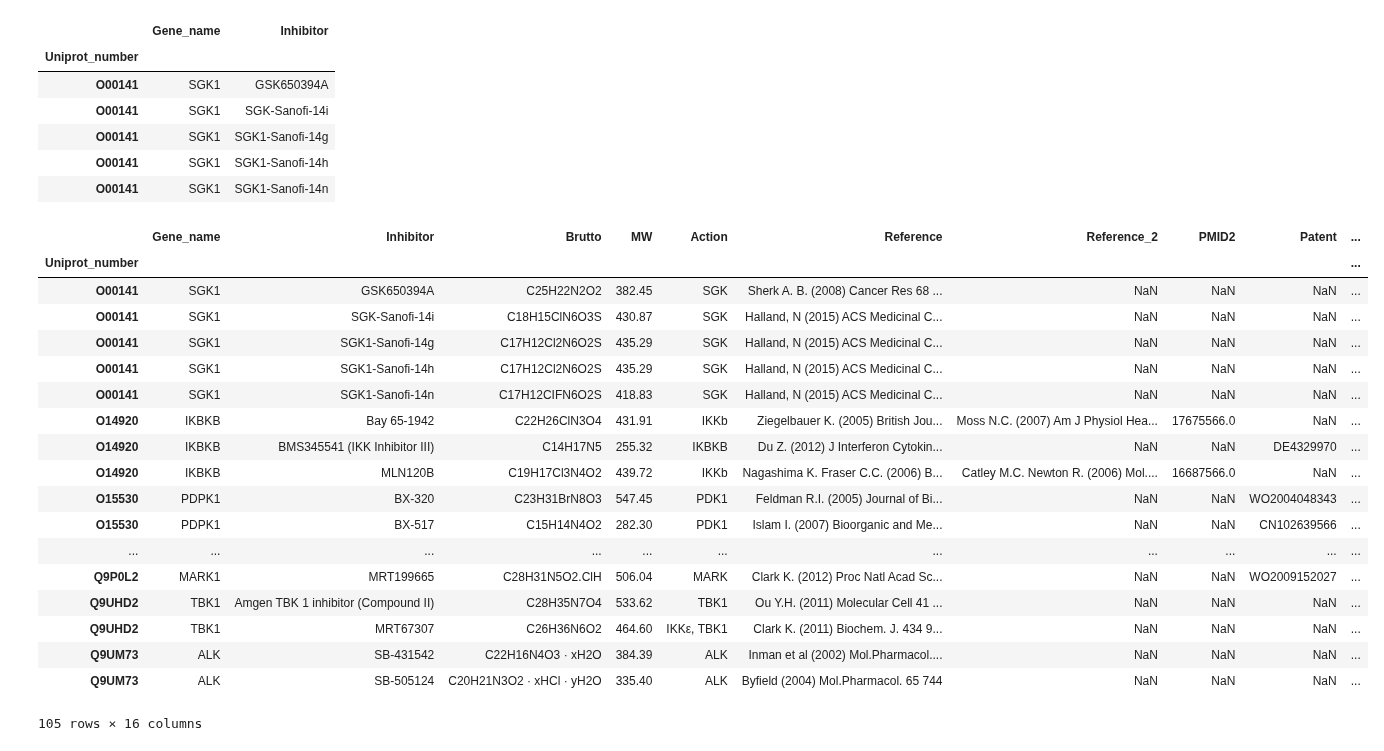
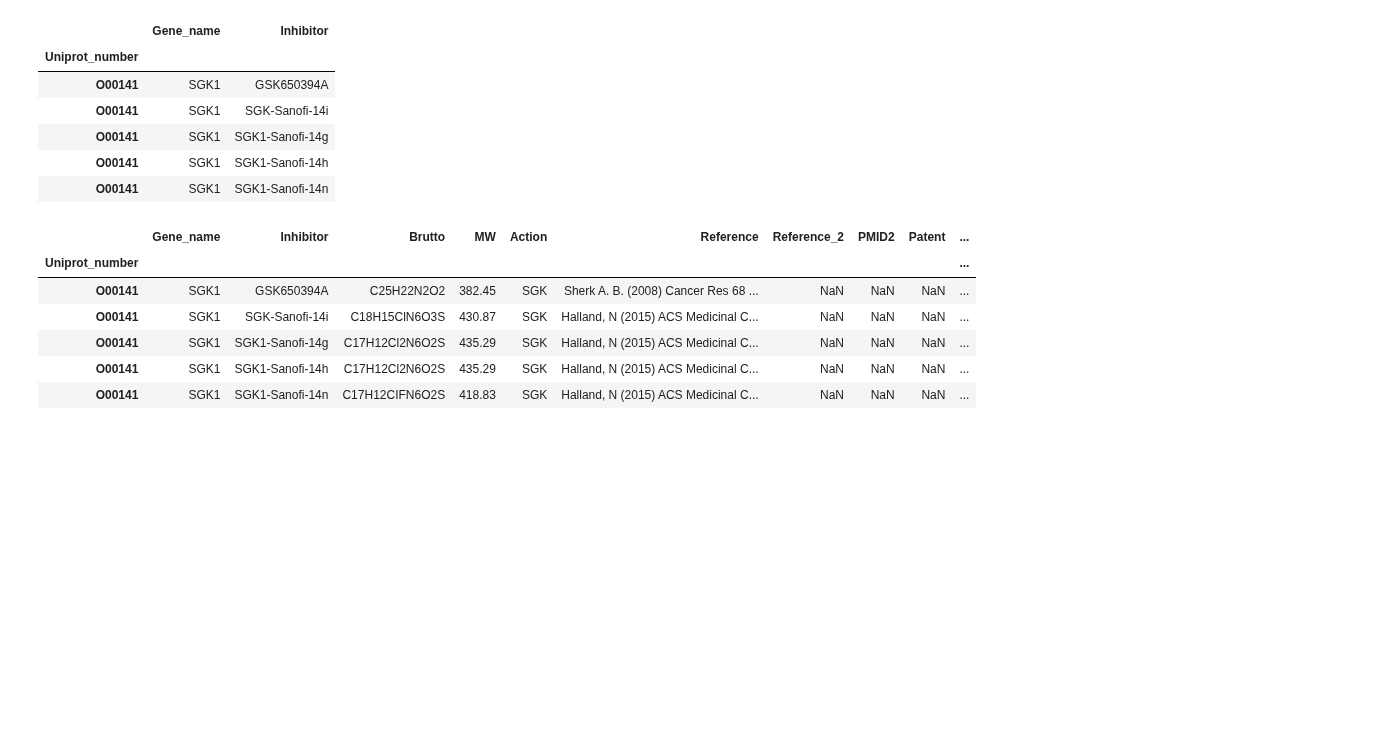
Before and after one commit to SheridanS97/DreamTeam, a Jupyter notebook: Inhibitor/DATA_RETRIEVAL.ipynb, the cells around one changed output. Drawn from its saved outputs; the diff is of its cells as text; code cells hidden in the pictures; blank space fills up the shorter version.

```diff
--- a/Inhibitor/DATA_RETRIEVAL.ipynb
+++ b/Inhibitor/DATA_RETRIEVAL.ipynb
@@ -285,32 +285,20 @@ new_db.head()
 # %%
 #join two files together.
 #match inhibitors from new_db and original df to extract other information
 
 test=new_db.join(df.set_index('Inhibitor'), on='Inhibitor')
 match_info = test[test['Action'].notnull()]   #testing on Action since it is guranteed to be there for every inhibitor in this df.
 
 #105 rows
-match_info
+match_info.head()
 # %% [output]
 |  | Gene_name | Inhibitor | Brutto | MW | Action | Reference | Reference_2 | PMID2 | Patent | ... |
 | Uniprot_number |  |  |  |  |  |  |  |  |  | ... |
 | O00141 | SGK1 | GSK650394A | C25H22N2O2 | 382.45 | SGK | Sherk A. B. (2008) Cancer Res 68 ... | NaN | NaN | NaN | ... |
 | O00141 | SGK1 | SGK-Sanofi-14i | C18H15ClN6O3S | 430.87 | SGK | Halland, N (2015) ACS Medicinal C... | NaN | NaN | NaN | ... |
 | O00141 | SGK1 | SGK1-Sanofi-14g | C17H12Cl2N6O2S | 435.29 | SGK | Halland, N (2015) ACS Medicinal C... | NaN | NaN | NaN | ... |
 | O00141 | SGK1 | SGK1-Sanofi-14h | C17H12Cl2N6O2S | 435.29 | SGK | Halland, N (2015) ACS Medicinal C... | NaN | NaN | NaN | ... |
 | O00141 | SGK1 | SGK1-Sanofi-14n | C17H12CIFN6O2S | 418.83 | SGK | Halland, N (2015) ACS Medicinal C... | NaN | NaN | NaN | ... |
-| O14920 | IKBKB | Bay 65-1942 | C22H26ClN3O4 | 431.91 | IKKb | Ziegelbauer K. (2005) British Jou... | Moss N.C. (2007) Am J Physiol Hea... | 17675566.0 | NaN | ... |
-| O14920 | IKBKB | BMS345541 (IKK Inhibitor III) | C14H17N5 | 255.32 | IKBKB | Du Z. (2012) J Interferon Cytokin... | NaN | NaN | DE4329970 | ... |
-| O14920 | IKBKB | MLN120B | C19H17Cl3N4O2 | 439.72 | IKKb | Nagashima K. Fraser C.C. (2006) B... | Catley M.C. Newton R. (2006) Mol.... | 16687566.0 | NaN | ... |
-| O15530 | PDPK1 | BX-320 | C23H31BrN8O3 | 547.45 | PDK1 | Feldman R.I. (2005) Journal of Bi... | NaN | NaN | WO2004048343 | ... |
-| O15530 | PDPK1 | BX-517 | C15H14N4O2 | 282.30 | PDK1 | Islam I. (2007) Bioorganic and Me... | NaN | NaN | CN102639566 | ... |
-| ... | ... | ... | ... | ... | ... | ... | ... | ... | ... | ... |
-| Q9P0L2 | MARK1 | MRT199665 | C28H31N5O2.ClH | 506.04 | MARK | Clark K. (2012) Proc Natl Acad Sc... | NaN | NaN | WO2009152027 | ... |
-| Q9UHD2 | TBK1 | Amgen TBK 1 inhibitor (Compound II) | C28H35N7O4 | 533.62 | TBK1 | Ou Y.H. (2011) Molecular Cell 41 ... | NaN | NaN | NaN | ... |
-| Q9UHD2 | TBK1 | MRT67307 | C26H36N6O2 | 464.60 | IKKε, TBK1 | Clark K. (2011) Biochem. J. 434 9... | NaN | NaN | NaN | ... |
-| Q9UM73 | ALK | SB-431542 | C22H16N4O3 · xH2O | 384.39 | ALK | Inman et al (2002) Mol.Pharmacol.... | NaN | NaN | NaN | ... |
-| Q9UM73 | ALK | SB-505124 | C20H21N3O2 · xHCl · yH2O | 335.40 | ALK | Byfield (2004) Mol.Pharmacol. 65 744 | NaN | NaN | NaN | ... |
-105 rows × 16 columns
 # %%
 #making final dataframe
 
```
Also changed, not shown: parts of 1 cell of this notebook.
